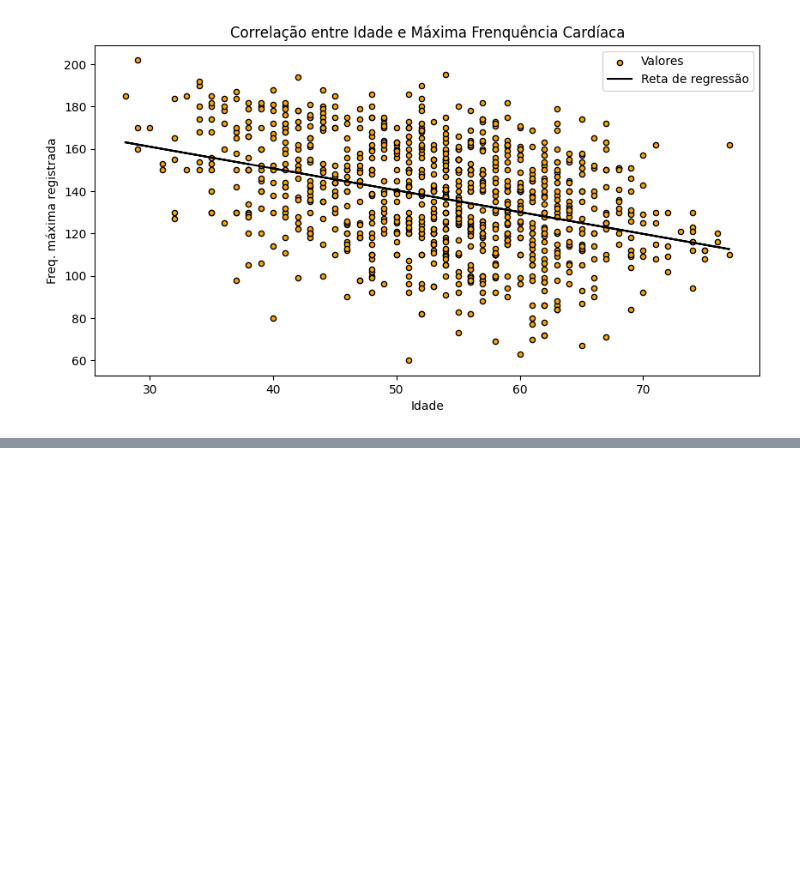
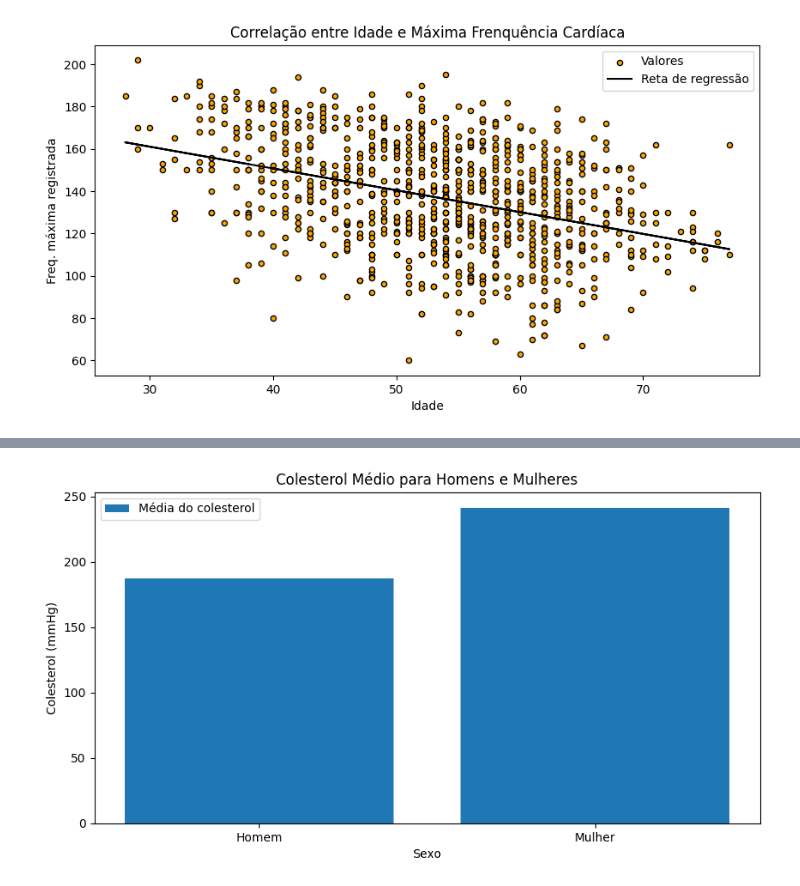
Before and after one commit to lucas-mdsena/python_udemy_module_3, a Jupyter notebook: notebook_matplotlib.ipynb, the cells around one changed output, grey strips where cells are left out. Saved outputs shown, nothing was run; the diff lists cells and outputs as text; code cells hidden in the pictures; blank space fills up the shorter version.

```diff
--- a/notebook_matplotlib.ipynb
+++ b/notebook_matplotlib.ipynb
@@ -218,0 +246,19 @@ Aqui, a reta nos ajuda a confirmar o que suspeitamos na primeira plotagem.
+# %%
+agrupamentos = df[['sexo', 'colesterol']].groupby(by='sexo').agg(['mean', 'max'])
+
+fig, ax = plt.subplots(figsize=(10,5))
+
+ax.bar(
+    agrupamentos.index,
+    agrupamentos[('colesterol', 'mean')],
+    label='Média do colesterol',
+    )
+
+ax.set_title('Colesterol Médio para Homens e Mulheres')
+ax.set_xlabel('Sexo')
+ax.set_ylabel('Colesterol (mmHg)')
+ax.legend()
+
+plt.show()
+# %% [output]
+[figure, added]
```
Also changed, not shown: parts of 12 cells of this notebook.
